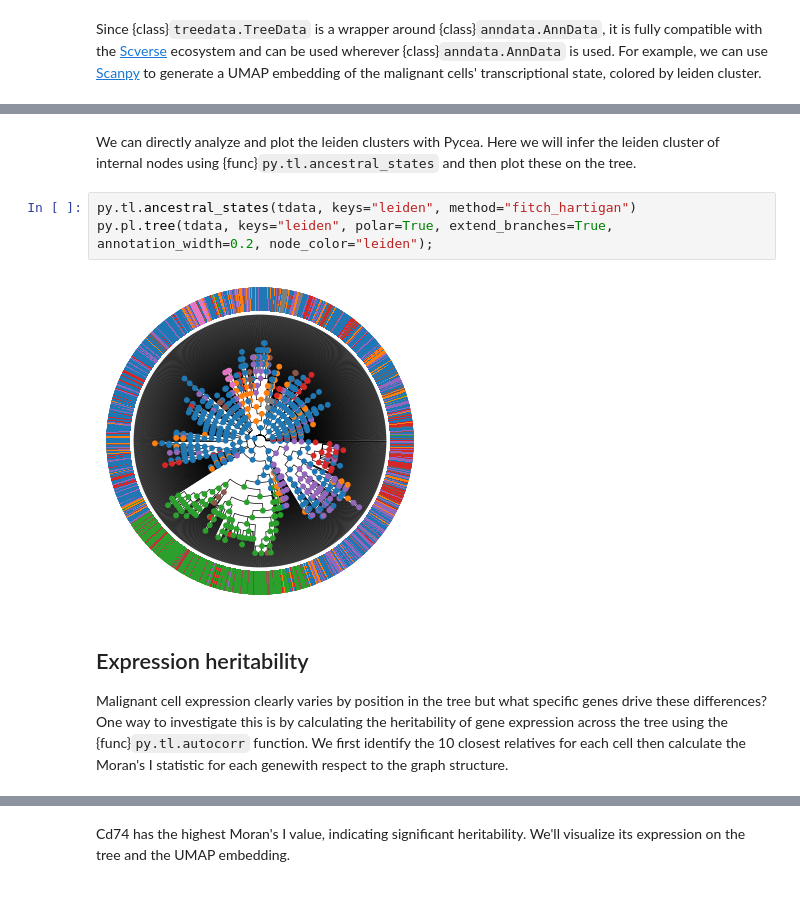
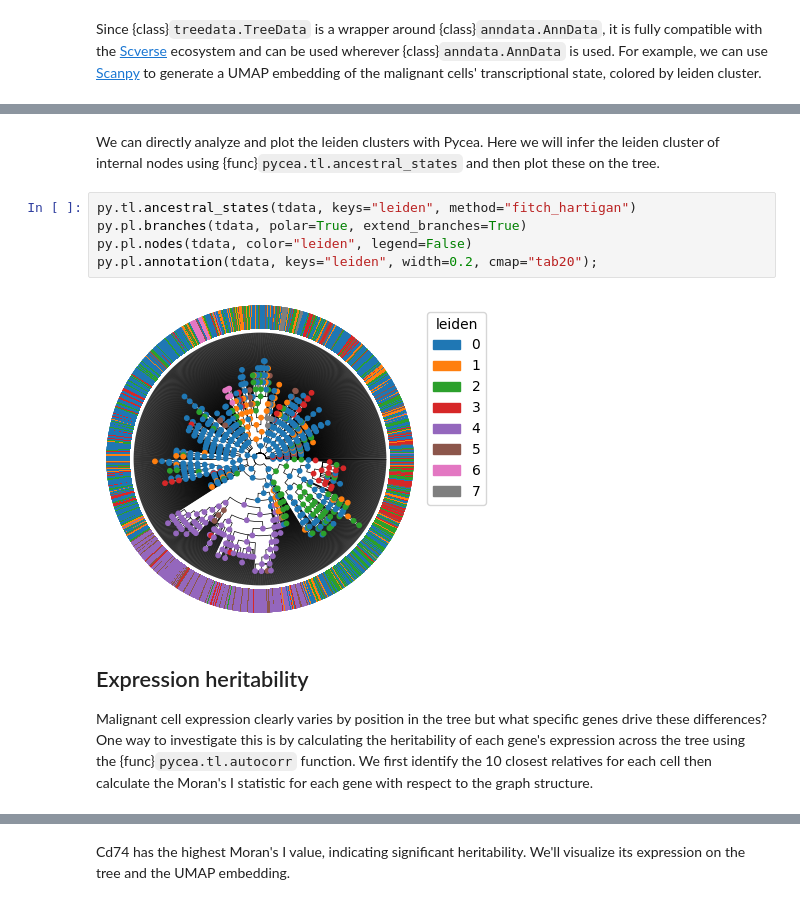
Before and after one commit to YosefLab/pycea, a Jupyter notebook: docs/notebooks/getting-started.ipynb, the cells around one changed output, grey strips where cells are left out. Saved outputs shown, nothing was run; the diff lists cells and outputs as text.

Commit message:
legends

```diff
--- a/docs/notebooks/getting-started.ipynb
+++ b/docs/notebooks/getting-started.ipynb
@@ -84,14 +85,16 @@ sc.pl.umap(tdata, color="leiden")
 # %% [markdown]
-We can directly analyze and plot the leiden clusters with Pycea. Here we will infer the leiden cluster of internal nodes using {func}`py.tl.ancestral_states` and then plot these on the tree.
+We can directly analyze and plot the leiden clusters with Pycea. Here we will infer the leiden cluster of internal nodes using {func}`pycea.tl.ancestral_states` and then plot these on the tree.
 # %%
 py.tl.ancestral_states(tdata, keys="leiden", method="fitch_hartigan")
-py.pl.tree(tdata, keys="leiden", polar=True, extend_branches=True, annotation_width=0.2, node_color="leiden");
+py.pl.branches(tdata, polar=True, extend_branches=True)
+py.pl.nodes(tdata, color="leiden", legend=False)
+py.pl.annotation(tdata, keys="leiden", width=0.2, cmap="tab20");
 # %% [output]
-[figure, old version]
+[figure, new version]
 # %% [markdown]
 ## Expression heritability
 
-Malignant cell expression clearly varies by position in the tree but what specific genes drive these differences? One way to investigate this is by calculating the heritability of gene expression across the tree using the {func}`py.tl.autocorr` function. We first identify the 10 closest relatives for each cell then calculate the Moran's I statistic for each genewith respect to the graph structure.
+Malignant cell expression clearly varies by position in the tree but what specific genes drive these differences? One way to investigate this is by calculating the heritability of each gene's expression across the tree using the {func}`pycea.tl.autocorr` function. We first identify the 10 closest relatives for each cell then calculate the Moran's I statistic for each gene with respect to the graph structure.
 # %%
 py.tl.tree_neighbors(tdata, n_neighbors=10)
 heritability = py.tl.autocorr(tdata, method="moran", copy=True)
```
Also changed, not shown: parts of 9 cells of this notebook, 13 other files.
